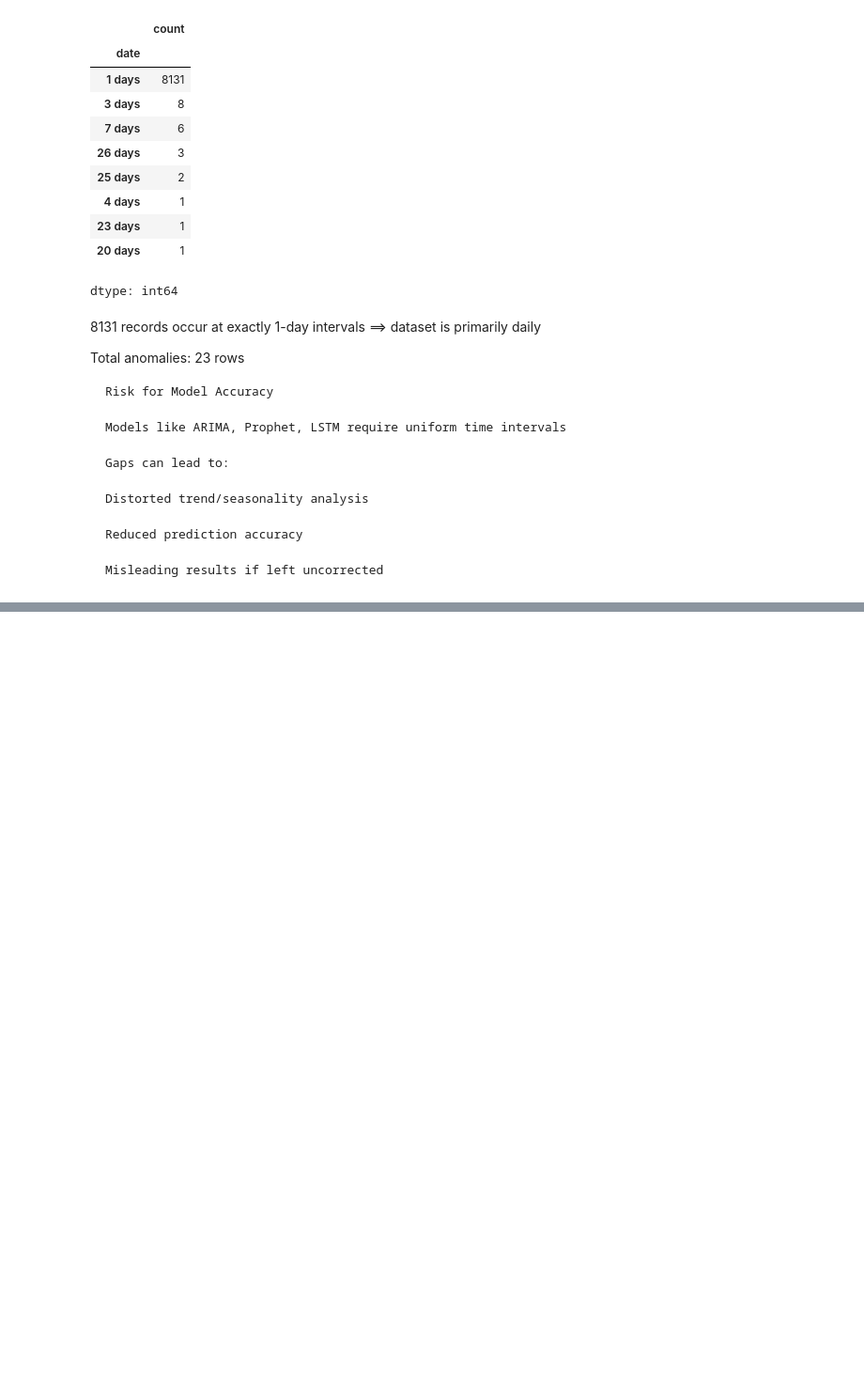
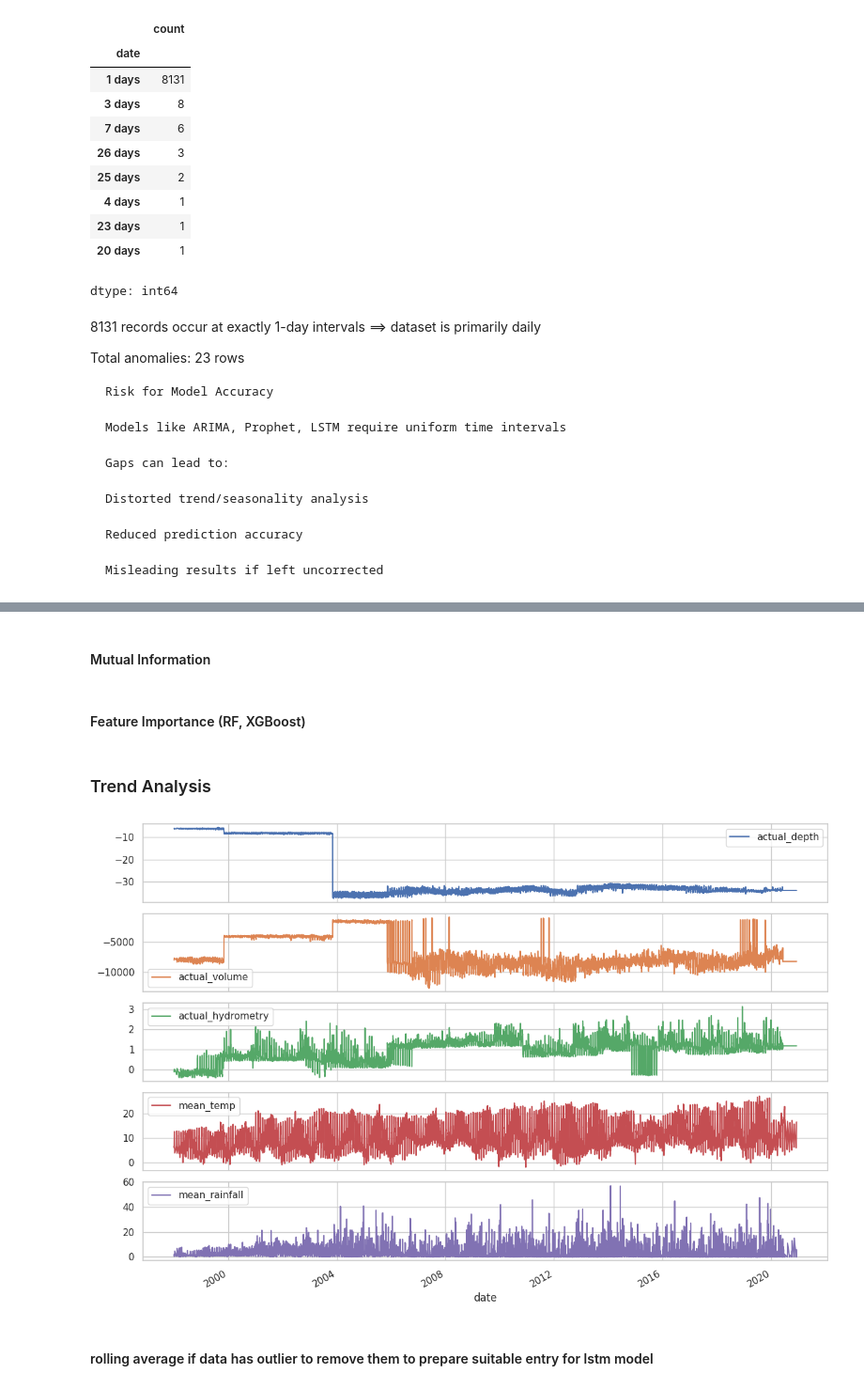
Before and after one commit to NiloofarSoltani-2/Smart-Water-Management, a Jupyter notebook: smart_water_management.ipynb, the cells around one changed output, grey strips where cells are left out. Shown: that part at 94% size. Saved outputs shown, nothing was run; the diff lists cells and outputs as text; code cells hidden in the pictures; blank space fills up the shorter version.

```diff
--- a/smart_water_management.ipynb
+++ b/smart_water_management.ipynb
@@ -126,0 +254,4 @@ plt.show()
+# %%
+
+df['rain_lag_30'] = df['mean_rainfall'].shift(30)
+df[['actual_depth', 'rain_lag_30']].dropna().corr()
@@ -126,0 +262,6 @@ plt.show()
+# %% [markdown]
+#### Mutual Information
+# %% [markdown]
+#### Feature Importance (RF, XGBoost)
+# %% [markdown]
+### Trend Analysis
@@ -126,0 +298,8 @@ plt.show()
+# %%
+df[['actual_depth', 'actual_volume', 'actual_hydrometry','mean_temp','mean_rainfall']].plot(subplots=True, figsize=(12, 8))
+plt.tight_layout()
+plt.show()
+# %% [output]
+[figure, added]
+# %% [markdown]
+#### rolling average if data has outlier to remove them to prepare suitable entry for lstm model
```
Also changed, not shown: parts of 32 cells of this notebook.
